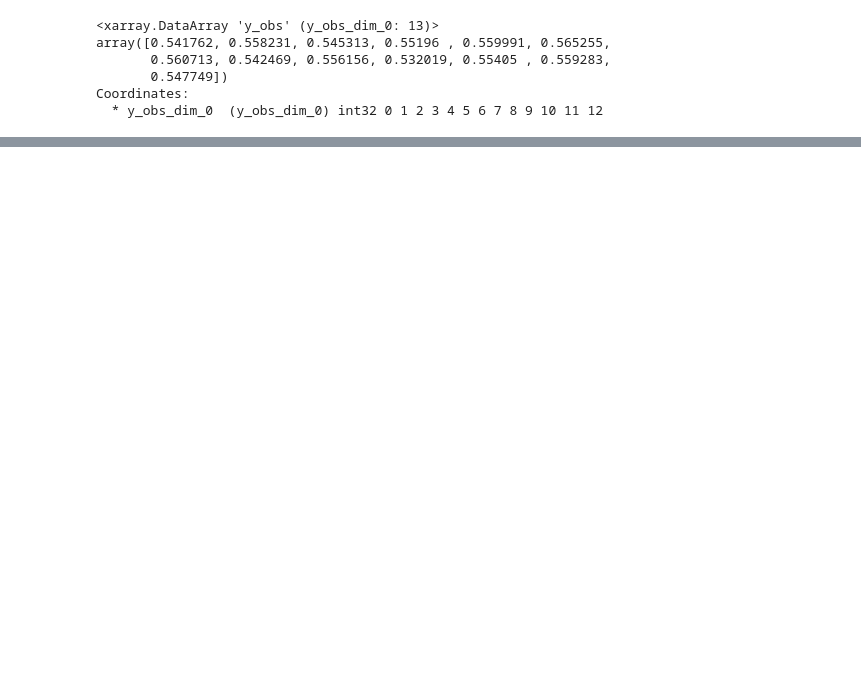
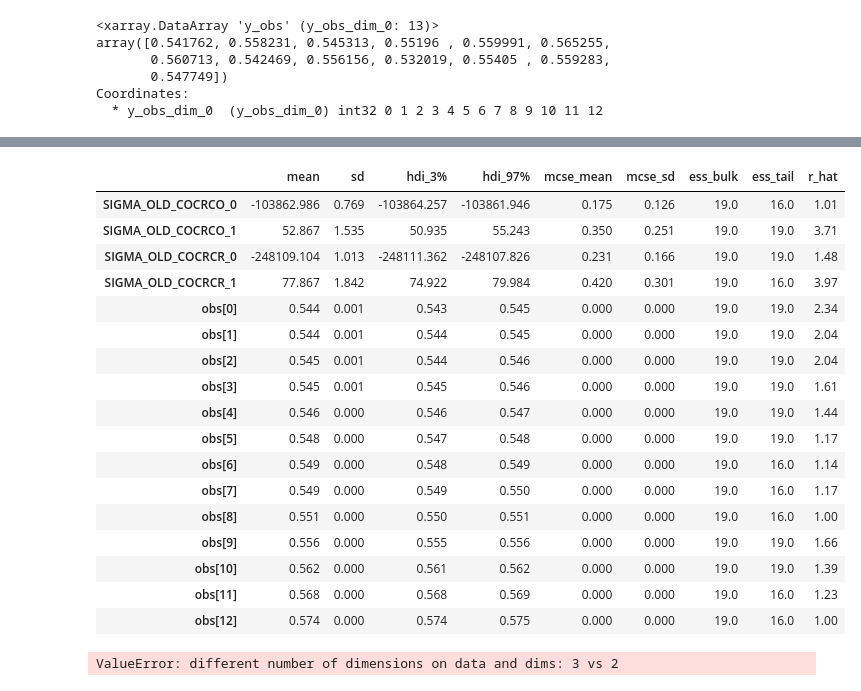
Before and after one commit to elizaveta-mgebrishvili/BF-MCMC, a Jupyter notebook: new_class_test_5point.ipynb, the cells around one changed output, grey strips where cells are left out. Drawn from its saved outputs; the diff is of its cells as text; code cells hidden in the pictures; blank space fills up the shorter version.

Commit message:
added posterior

```diff
--- a/new_class_test_5point.ipynb
+++ b/new_class_test_5point.ipynb
@@ -343,0 +369,26 @@ Consider making the following additions:
+# %%
+az.summary(idata.posterior)
+# %% [output]
+|  | mean | sd | hdi_3% | hdi_97% | mcse_mean | mcse_sd | ess_bulk | ess_tail | r_hat |
+| SIGMA_OLD_COCRCO_0 | -103862.986 | 0.769 | -103864.257 | -103861.946 | 0.175 | 0.126 | 19.0 | 16.0 | 1.01 |
+| SIGMA_OLD_COCRCO_1 | 52.867 | 1.535 | 50.935 | 55.243 | 0.350 | 0.251 | 19.0 | 19.0 | 3.71 |
+| SIGMA_OLD_COCRCR_0 | -248109.104 | 1.013 | -248111.362 | -248107.826 | 0.231 | 0.166 | 19.0 | 19.0 | 1.48 |
+| SIGMA_OLD_COCRCR_1 | 77.867 | 1.842 | 74.922 | 79.984 | 0.420 | 0.301 | 19.0 | 16.0 | 3.97 |
+| obs[0] | 0.544 | 0.001 | 0.543 | 0.545 | 0.000 | 0.000 | 19.0 | 19.0 | 2.34 |
+| obs[1] | 0.544 | 0.001 | 0.544 | 0.545 | 0.000 | 0.000 | 19.0 | 19.0 | 2.04 |
+| obs[2] | 0.545 | 0.001 | 0.544 | 0.546 | 0.000 | 0.000 | 19.0 | 19.0 | 2.04 |
+| obs[3] | 0.545 | 0.001 | 0.545 | 0.546 | 0.000 | 0.000 | 19.0 | 19.0 | 1.61 |
+| obs[4] | 0.546 | 0.000 | 0.546 | 0.547 | 0.000 | 0.000 | 19.0 | 19.0 | 1.44 |
+| obs[5] | 0.548 | 0.000 | 0.547 | 0.548 | 0.000 | 0.000 | 19.0 | 19.0 | 1.17 |
+| obs[6] | 0.549 | 0.000 | 0.548 | 0.549 | 0.000 | 0.000 | 19.0 | 16.0 | 1.14 |
+| obs[7] | 0.549 | 0.000 | 0.549 | 0.550 | 0.000 | 0.000 | 19.0 | 16.0 | 1.17 |
+| obs[8] | 0.551 | 0.000 | 0.550 | 0.551 | 0.000 | 0.000 | 19.0 | 16.0 | 1.00 |
+| obs[9] | 0.556 | 0.000 | 0.555 | 0.556 | 0.000 | 0.000 | 19.0 | 19.0 | 1.66 |
+| obs[10] | 0.562 | 0.000 | 0.561 | 0.562 | 0.000 | 0.000 | 19.0 | 19.0 | 1.39 |
+| obs[11] | 0.568 | 0.000 | 0.568 | 0.569 | 0.000 | 0.000 | 19.0 | 16.0 | 1.23 |
+| obs[12] | 0.574 | 0.000 | 0.574 | 0.575 | 0.000 | 0.000 | 19.0 | 16.0 | 1.00 |
+# %%
+with test_model:
+    ppc = pm.sample_posterior_predictive(idata)
+# %% [output]
+ValueError: different number of dimensions on data and dims: 3 vs 2
```
Also changed, not shown: parts of 6 cells of this notebook.
